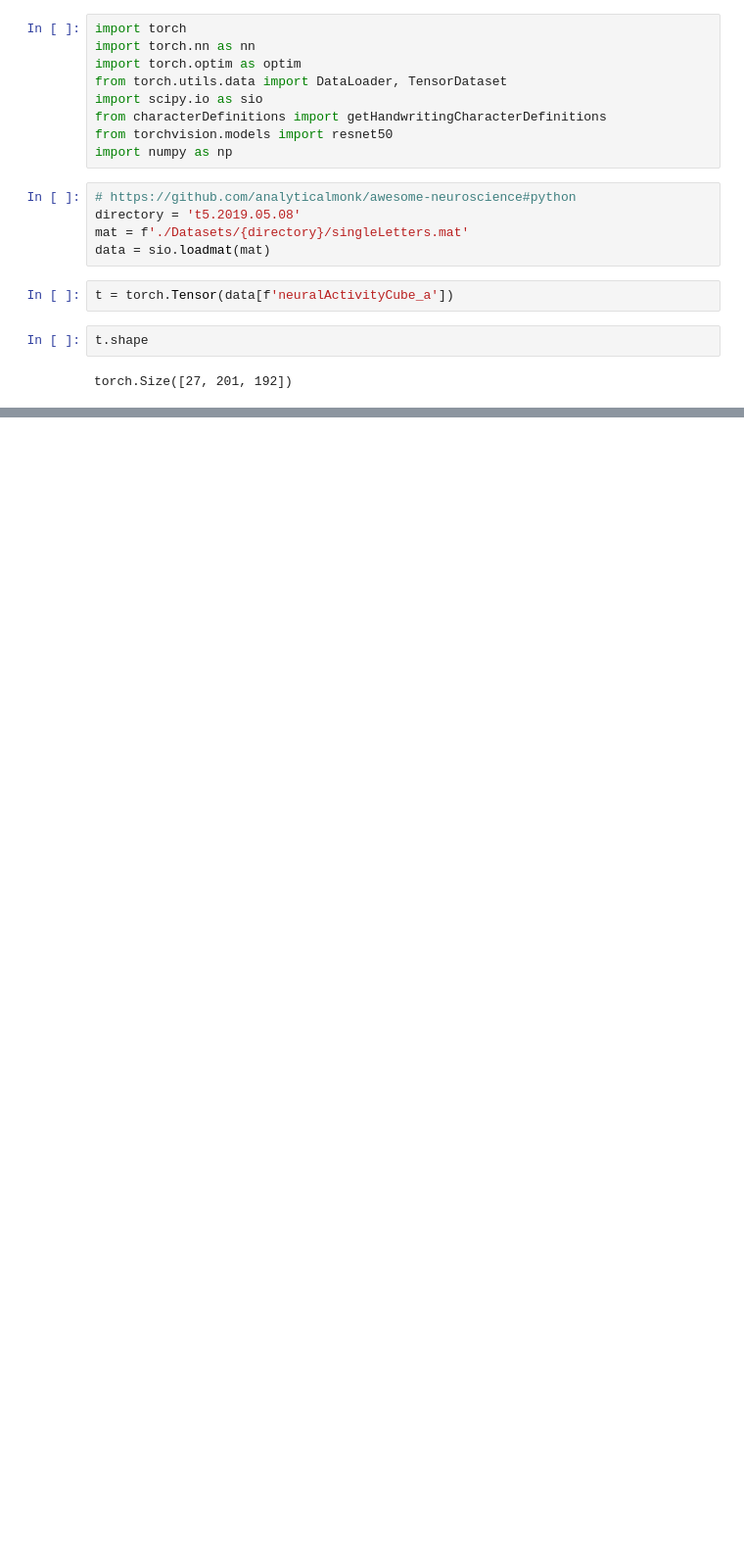
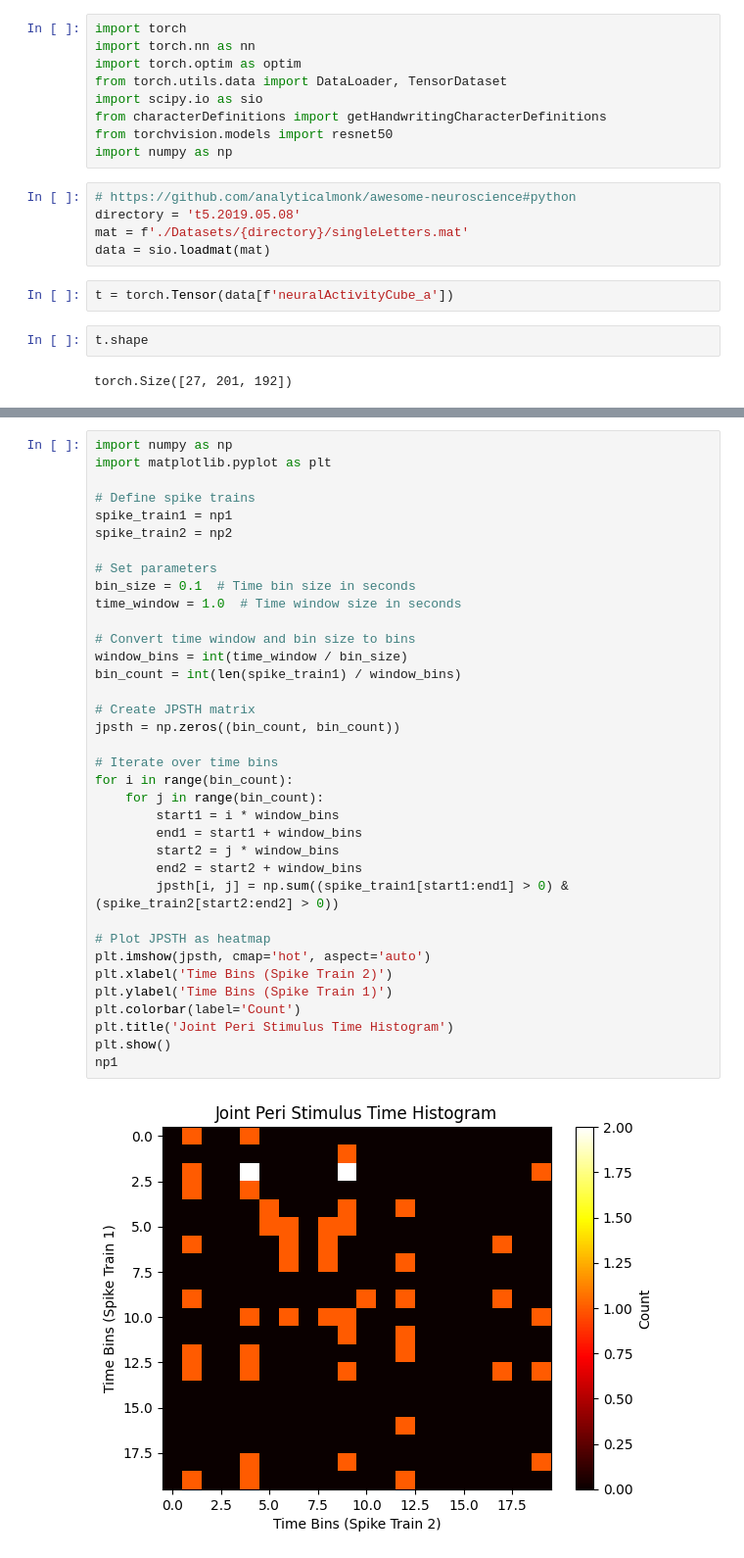
Before and after one commit to rimonsh/mind-reading-experiments, a Jupyter notebook: PSTH Demo.ipynb, the cells around one changed output, grey strips where cells are left out. Shown at 98% size. Saved outputs shown, nothing was run; the diff lists cells and outputs as text; blank space fills up the shorter version.

```diff
--- a/PSTH Demo.ipynb
+++ b/PSTH Demo.ipynb
@@ -88,0 +95,38 @@ array([0., 0., 0., 0., 0., 0., 0., 0., 0., 0., 0., 0., 0., 0., 0., 0., 0.,
+# %%
+import numpy as np
+import matplotlib.pyplot as plt
+
+# Define spike trains
+spike_train1 = np1
+spike_train2 = np2
+
+# Set parameters
+bin_size = 0.1  # Time bin size in seconds
+time_window = 1.0  # Time window size in seconds
+
+# Convert time window and bin size to bins
+window_bins = int(time_window / bin_size)
+bin_count = int(len(spike_train1) / window_bins)
+
+# Create JPSTH matrix
+jpsth = np.zeros((bin_count, bin_count))
+
+# Iterate over time bins
+for i in range(bin_count):
+    for j in range(bin_count):
+        start1 = i * window_bins
+        end1 = start1 + window_bins
+        start2 = j * window_bins
+        end2 = start2 + window_bins
+        jpsth[i, j] = np.sum((spike_train1[start1:end1] > 0) & (spike_train2[start2:end2] > 0))
+
+# Plot JPSTH as heatmap
+plt.imshow(jpsth, cmap='hot', aspect='auto')
+plt.xlabel('Time Bins (Spike Train 2)')
+plt.ylabel('Time Bins (Spike Train 1)')
+plt.colorbar(label='Count')
+plt.title('Joint Peri Stimulus Time Histogram')
+plt.show()
+np1
+# %% [output]
+[figure, added]
```
Also changed, not shown: parts of 8 cells of this notebook, 5 other files.
